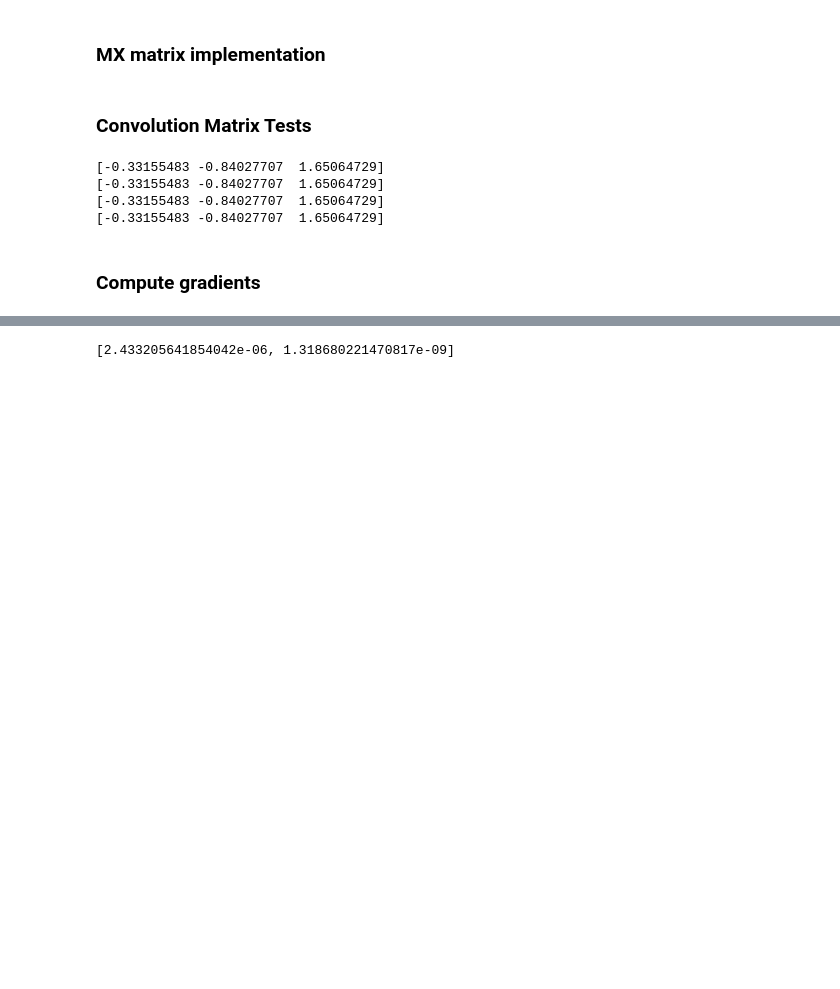
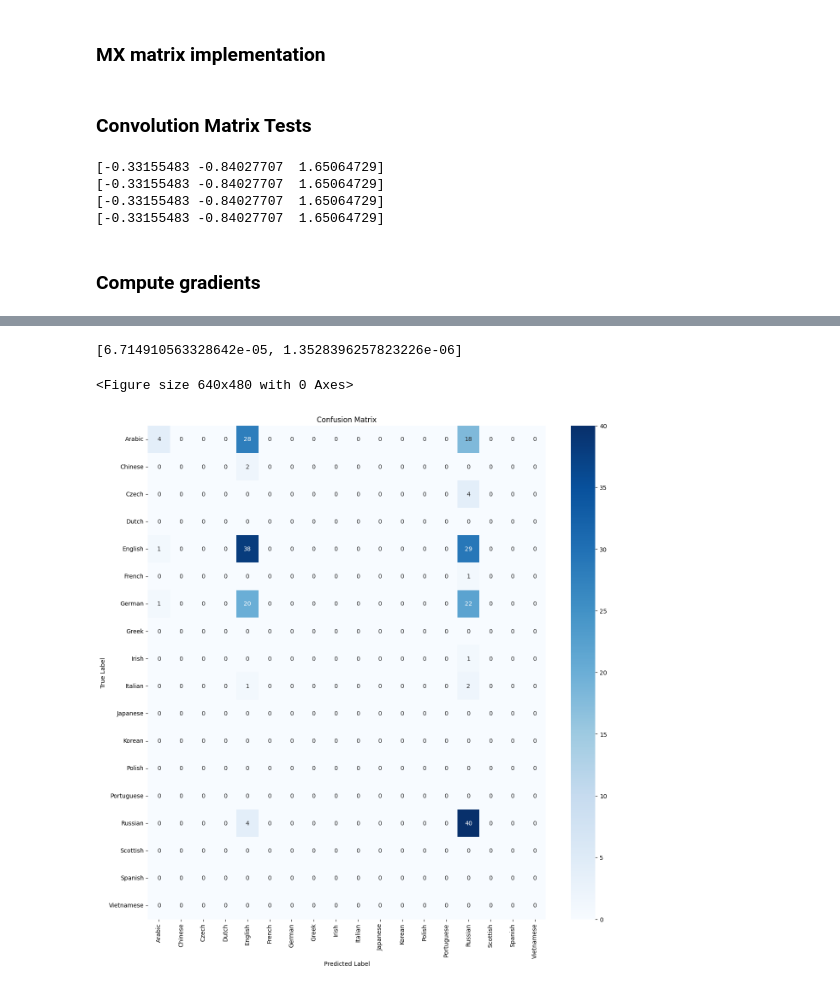
Before and after one commit to eloidieme/convnet, a Jupyter notebook: notebooks/exploratory.ipynb, the cells around one changed output, grey strips where cells are left out. Drawn from its saved outputs; the diff is of its cells as text; code cells hidden in the pictures; blank space fills up the shorter version.

```diff
--- a/notebooks/exploratory.ipynb
+++ b/notebooks/exploratory.ipynb
@@ -24,10 +24,10 @@ y_val = data_file['y_val']
 # %% [markdown]
 ### Network hyper-parameters
 # %%
-n1 = 2  # number of filters at layer 1
-k1 = 2  # width of the filters at layer 1 (final shape: d x k1)
-n2 = 2  # number of filters at layer 2
-k2 = 2  # width of the filters at layer 1 (final shape: d x k2)
+n1 = 5  # number of filters at layer 1
+k1 = 5  # width of the filters at layer 1 (final shape: d x k1)
+n2 = 5  # number of filters at layer 2
+k2 = 5  # width of the filters at layer 1 (final shape: d x k2)
 eta = 0.001  # learning rate
 rho = 0.9  # momentum term
 
@@ -257,4 +257,41 @@ def validate_gradient(X_batch, Y_batch, F, W, h=1e-6, eps=1e-10):
 # %%
 validate_gradient(X_batch, Y_batch, F, W)
 # %% [output]
-[2.433205641854042e-06, 1.318680221470817e-09]
+[6.714910563328642e-05, 1.3528396257823226e-06]
+# %%
+F = [np.load('./models/F1_best.npy'), np.load('./models/F2_best.npy')]
+W = np.load('./models/W_best.npy')
+MFs = [make_mf_matrix(F[0], n_len), make_mf_matrix(F[1], n_len1)]
+_, _, P_batch = evaluate_classifier(X_val, MFs, W)
+# %%
+def compute_confusion_matrix(X, y, F, W):
+    MFs = [make_mf_matrix(F[0], n_len),
+            make_mf_matrix(F[1], n_len1)]
+    P = evaluate_classifier(X, MFs, W)[-1]
+    n_classes, n_samples = P.shape
+    y_pred = np.argmax(P, axis=0)
+    confusion_matrix = np.zeros((n_classes, n_classes), dtype=int)
+    for true_class, pred_class in zip(y, y_pred):
+        confusion_matrix[int(true_class) - 1, pred_class] += 1
+    return confusion_matrix
+# %%
+import matplotlib.pyplot as plt
+import seaborn as sns
+def plot_confusion_matrix(conf_matrix, classes, title='Confusion Matrix', cmap=plt.cm.Blues):
+        plt.clf()
+        plt.figure(figsize=(15, 15))
+        sns.heatmap(conf_matrix, annot=True, fmt='d', cmap=cmap,
+                        xticklabels=classes, yticklabels=classes)
+        plt.title(title)
+        plt.ylabel('True Label')
+        plt.xlabel('Predicted Label')
+        plt.show()
+# %%
+CLASS_LABELS = ["Arabic", "Chinese", "Czech", "Dutch", "English", "French", "German", "Greek", "Irish",
+                "Italian", "Japanese", "Korean", "Polish", "Portuguese", "Russian", "Scottish", "Spanish", "Vietnamese"]
+
+conf_mat = compute_confusion_matrix(X_val, y_val, F, W)
+plot_confusion_matrix(conf_mat, CLASS_LABELS)
+# %% [output]
+<Figure size 640x480 with 0 Axes>
+[figure, added]
```
Also changed, not shown: parts of 3 cells of this notebook, 14 other files.
